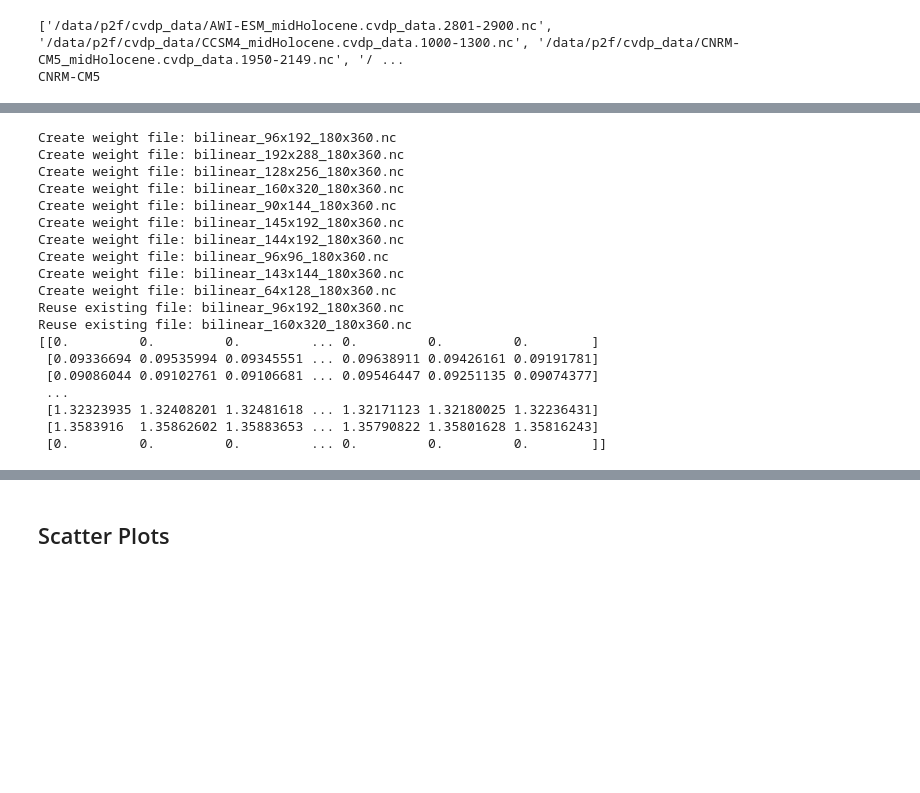
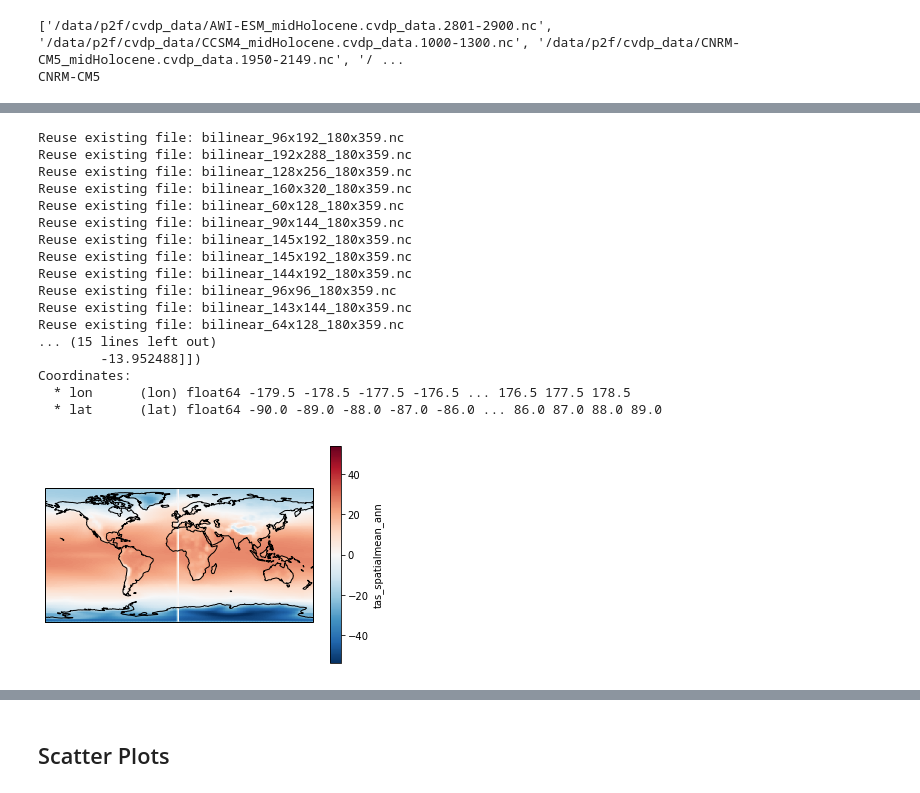
Before and after one commit to chrisbrierley/p2fvar_trial, a Jupyter notebook: Variability_Figures.ipynb, the cells around one changed output, grey strips where cells are left out. Cells and saved outputs as stored; diff of their text form; code cells hidden in the pictures; blank space fills up the shorter version.

Commit message:
Successfully made ensemble load functions

```diff
--- a/Variability_Figures.ipynb
+++ b/Variability_Figures.ipynb
@@ -87,42 +91,25 @@ Having interpolated them all, we then need to ensemble average
-# %%
-varname="tas_spatialmean_ann"
-mh_dict=ensemble_members_dict(varname,"midHolocene")
-ctl_dict=ensemble_members_dict(varname,"piControl")
-grid_1x1=xe.util.grid_global(1,1)
-
-n=0
-average=0
-for gcm in mh_dict:
-    if gcm in ctl_dict:
-        expt_a_file=xr.open_dataset(mh_dict.get(gcm),decode_times=False)
-        expt_a=expt_a_file.variables[varname]
-        expt_b_file=xr.open_dataset(ctl_dict.get(gcm),decode_times=False)
-        expt_b=expt_b_file.variables[varname]
-        diff=expt_a-expt_b
-        #print('expt_a is %s, expt_b is %s and the difference is %s' % (expt_a.values[0,0],expt_b.values[0,0],diff.values[0,0]))
-        this_regridder=xe.Regridder(expt_a_file,grid_1x1,'bilinear', reuse_weights=True)
-        diff_1x1=this_regridder(diff.data)
-        #print(diff_1x1)
-        average=(n*average+diff_1x1)/(n+1)
-
-print(average)
-# %% [output]
-Create weight file: bilinear_96x192_180x360.nc
-Create weight file: bilinear_192x288_180x360.nc
-Create weight file: bilinear_128x256_180x360.nc
-Create weight file: bilinear_160x320_180x360.nc
-Create weight file: bilinear_90x144_180x360.nc
-Create weight file: bilinear_145x192_180x360.nc
-Create weight file: bilinear_144x192_180x360.nc
-Create weight file: bilinear_96x96_180x360.nc
-Create weight file: bilinear_143x144_180x360.nc
-Create weight file: bilinear_64x128_180x360.nc
-Reuse existing file: bilinear_96x192_180x360.nc
-Reuse existing file: bilinear_160x320_180x360.nc
-[[0.         0.         0.         ... 0.         0.         0.        ]
- [0.09336694 0.09535994 0.09345551 ... 0.09638911 0.09426161 0.09191781]
- [0.09086044 0.09102761 0.09106681 ... 0.09546447 0.09251135 0.09074377]
- ...
- [1.32323935 1.32408201 1.32481618 ... 1.32171123 1.32180025 1.32236431]
- [1.3583916  1.35862602 1.35883653 ... 1.35790822 1.35801628 1.35816243]
- [0.         0.         0.         ... 0.         0.         0.        ]]
+# %%
+mh_tas=load_ensemble_mean_map("tas_spatialmean_ann","midHolocene")
+print(mh_tas)
+ax = plt.axes(projection=ccrs.PlateCarree())
+mh_tas.plot.pcolormesh(ax=ax);
+ax.coastlines();
+# %% [output]
+Reuse existing file: bilinear_96x192_180x359.nc
+Reuse existing file: bilinear_192x288_180x359.nc
+Reuse existing file: bilinear_128x256_180x359.nc
+Reuse existing file: bilinear_160x320_180x359.nc
+Reuse existing file: bilinear_60x128_180x359.nc
+Reuse existing file: bilinear_90x144_180x359.nc
+Reuse existing file: bilinear_145x192_180x359.nc
+Reuse existing file: bilinear_145x192_180x359.nc
+Reuse existing file: bilinear_144x192_180x359.nc
+Reuse existing file: bilinear_96x96_180x359.nc
+Reuse existing file: bilinear_143x144_180x359.nc
+Reuse existing file: bilinear_64x128_180x359.nc
+... (15 lines left out)
+        -13.952488]])
+Coordinates:
+  * lon      (lon) float64 -179.5 -178.5 -177.5 -176.5 ... 176.5 177.5 178.5
+  * lat      (lat) float64 -90.0 -89.0 -88.0 -87.0 -86.0 ... 86.0 87.0 88.0 89.0
+[figure, added]
```
Also changed, not shown: parts of 8 cells of this notebook.
